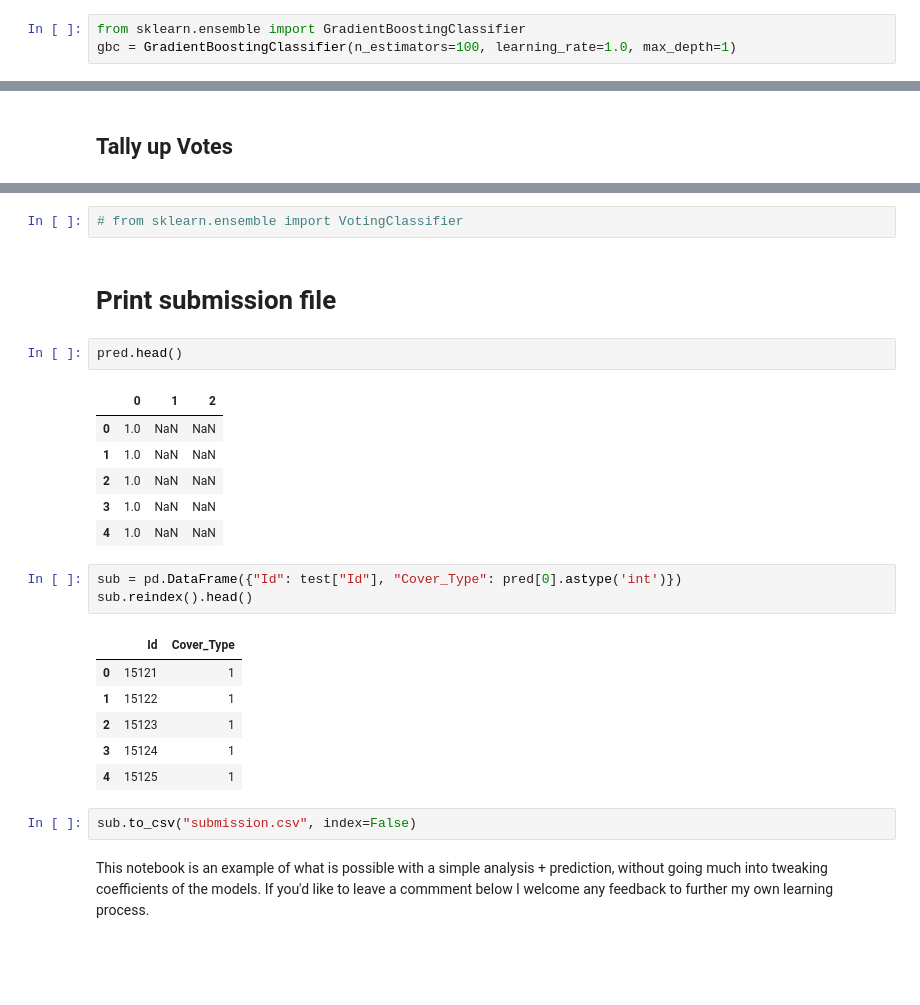
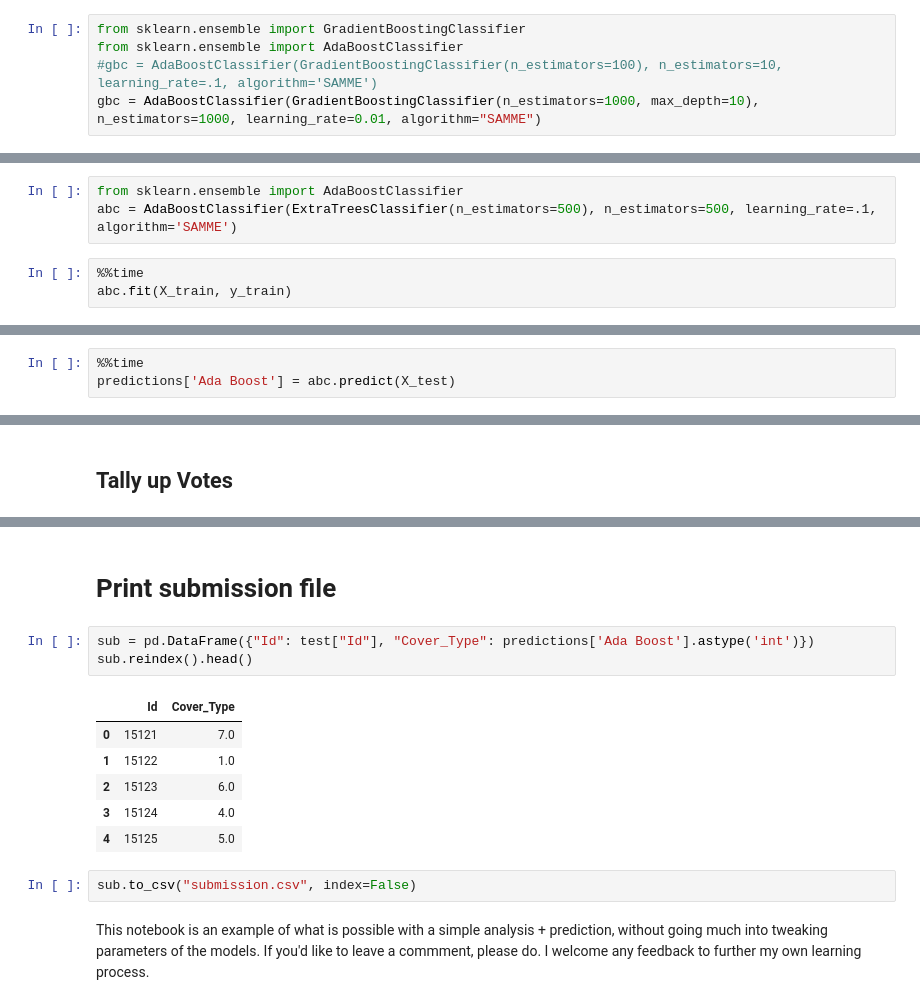
Before and after one commit to willtscott/Kaggle, a Jupyter notebook: forest-cover-type-kernels-only/notebook/Exploration and Basic Learning.ipynb, the cells around one changed output, grey strips where cells are left out. Drawn from its saved outputs; the diff is of its cells as text; blank space fills up the shorter version.

```diff
--- a/forest-cover-type-kernels-only/notebook/Exploration and Basic Learning.ipynb
+++ b/forest-cover-type-kernels-only/notebook/Exploration and Basic Learning.ipynb
@@ -294,6 +347,8 @@ I'll also do gradient boosting classifier so I have enough models to get a vote
 # %%
 from sklearn.ensemble import GradientBoostingClassifier
-gbc = GradientBoostingClassifier(n_estimators=100, learning_rate=1.0, max_depth=1)
+from sklearn.ensemble import AdaBoostClassifier
+#gbc = AdaBoostClassifier(GradientBoostingClassifier(n_estimators=100), n_estimators=10, learning_rate=.1, algorithm='SAMME')
+gbc = AdaBoostClassifier(GradientBoostingClassifier(n_estimators=1000, max_depth=10), n_estimators=1000, learning_rate=0.01, algorithm="SAMME")
 # %%
 %%time
 gbc.fit(X_train, y_train)
@@ -354,0 +401,6 @@ Wall time: 10.3 s
+# %%
+from sklearn.ensemble import AdaBoostClassifier
+abc = AdaBoostClassifier(ExtraTreesClassifier(n_estimators=500), n_estimators=500, learning_rate=.1, algorithm='SAMME')
+# %%
+%%time
+abc.fit(X_train, y_train)
@@ -354,0 +418,3 @@ Wall time: 10.3 s
+# %%
+%%time
+predictions['Ada Boost'] = abc.predict(X_test)
@@ -375,27 +522,16 @@ Wall time: 6min 1s
-# %%
-# from sklearn.ensemble import VotingClassifier
 # %% [markdown]
 <h1>Print submission file</h1>
-# %%
-pred.head()
-# %% [output]
-|  | 0 | 1 | 2 |
-| 0 | 1.0 | NaN | NaN |
-| 1 | 1.0 | NaN | NaN |
-| 2 | 1.0 | NaN | NaN |
-| 3 | 1.0 | NaN | NaN |
-| 4 | 1.0 | NaN | NaN |
 # %%
-sub = pd.DataFrame({"Id": test["Id"], "Cover_Type": pred[0].astype('int')})
+sub = pd.DataFrame({"Id": test["Id"], "Cover_Type": predictions['Ada Boost'].astype('int')})
 sub.reindex().head()
 # %% [output]
 |  | Id | Cover_Type |
-| 0 | 15121 | 1 |
-| 1 | 15122 | 1 |
-| 2 | 15123 | 1 |
-| 3 | 15124 | 1 |
-| 4 | 15125 | 1 |
+| 0 | 15121 | 7.0 |
+| 1 | 15122 | 1.0 |
+| 2 | 15123 | 6.0 |
+| 3 | 15124 | 4.0 |
+| 4 | 15125 | 5.0 |
 # %%
 sub.to_csv("submission.csv", index=False)
 # %% [markdown]
-This notebook is an example of what is possible with a simple analysis + prediction, without going much into tweaking coefficients of the models. If you'd like to leave a commment below I welcome any feedback to further my own learning process.
+This notebook is an example of what is possible with a simple analysis + prediction, without going much into tweaking parameters of the models. If you'd like to leave a commment, please do. I welcome any feedback to further my own learning process.
```
Also changed, not shown: parts of 38 cells of this notebook, 1 other file.
